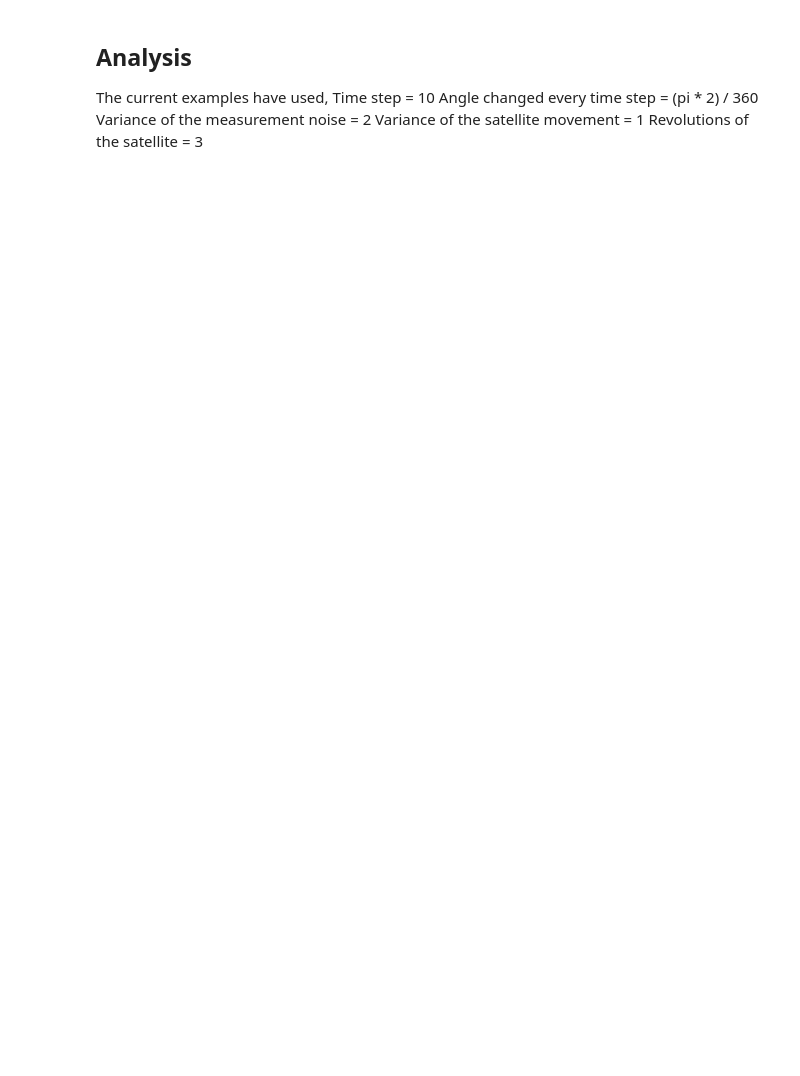
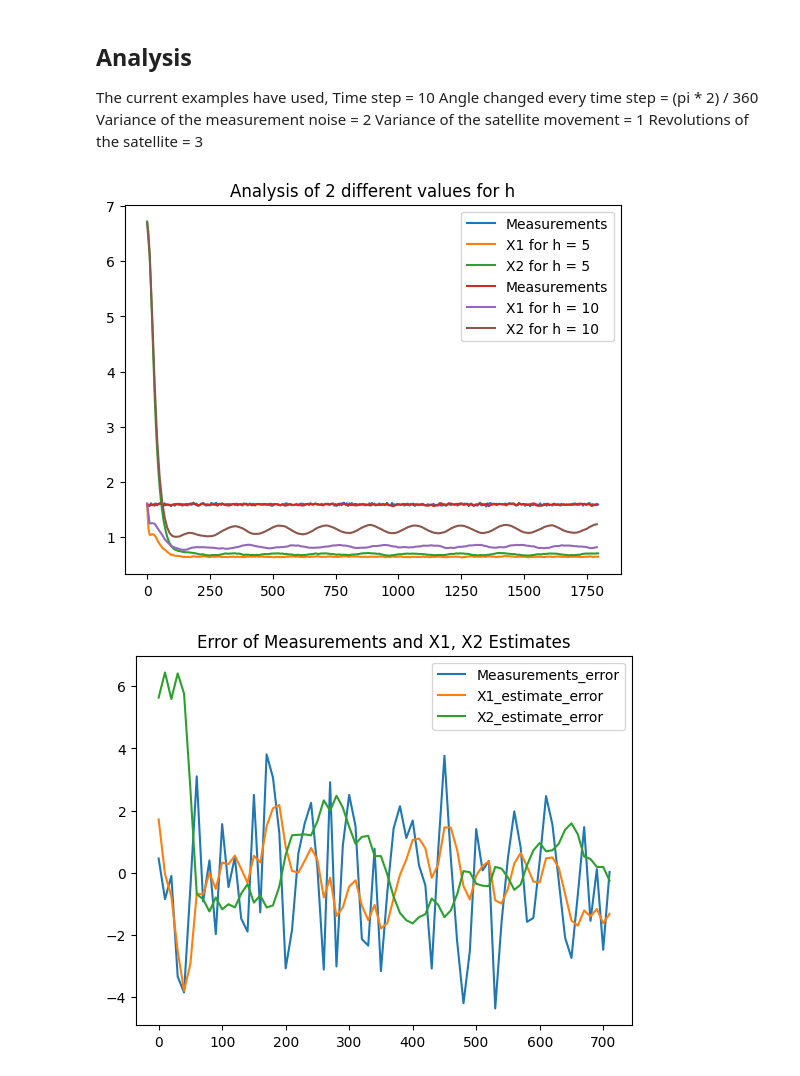
Before and after one commit to FinleyRMarshall/KalmanFilterProject, a Jupyter notebook: Navigation_Project.ipynb, the cells around one changed output. Saved outputs shown, nothing was run; the diff lists cells and outputs as text; code cells hidden in the pictures; blank space fills up the shorter version.

Commit message:
Just about finished Analysis

```diff
--- a/Navigation_Project.ipynb
+++ b/Navigation_Project.ipynb
@@ -342,3 +341,9 @@ Angle changed every time step = (pi * 2) / 360
 Variance of the measurement noise = 2
 Variance of the satellite movement = 1
 Revolutions of the satellite = 3
+# %%
+satellite_analysis(10000, 5, 'h', [5, 10])
+graph_error(satellite, prediction_data, estimate_data)
+# %% [output]
+[figure, added]
+[figure, added]
```
Also changed, not shown: parts of 11 cells of this notebook, 3 other files.
